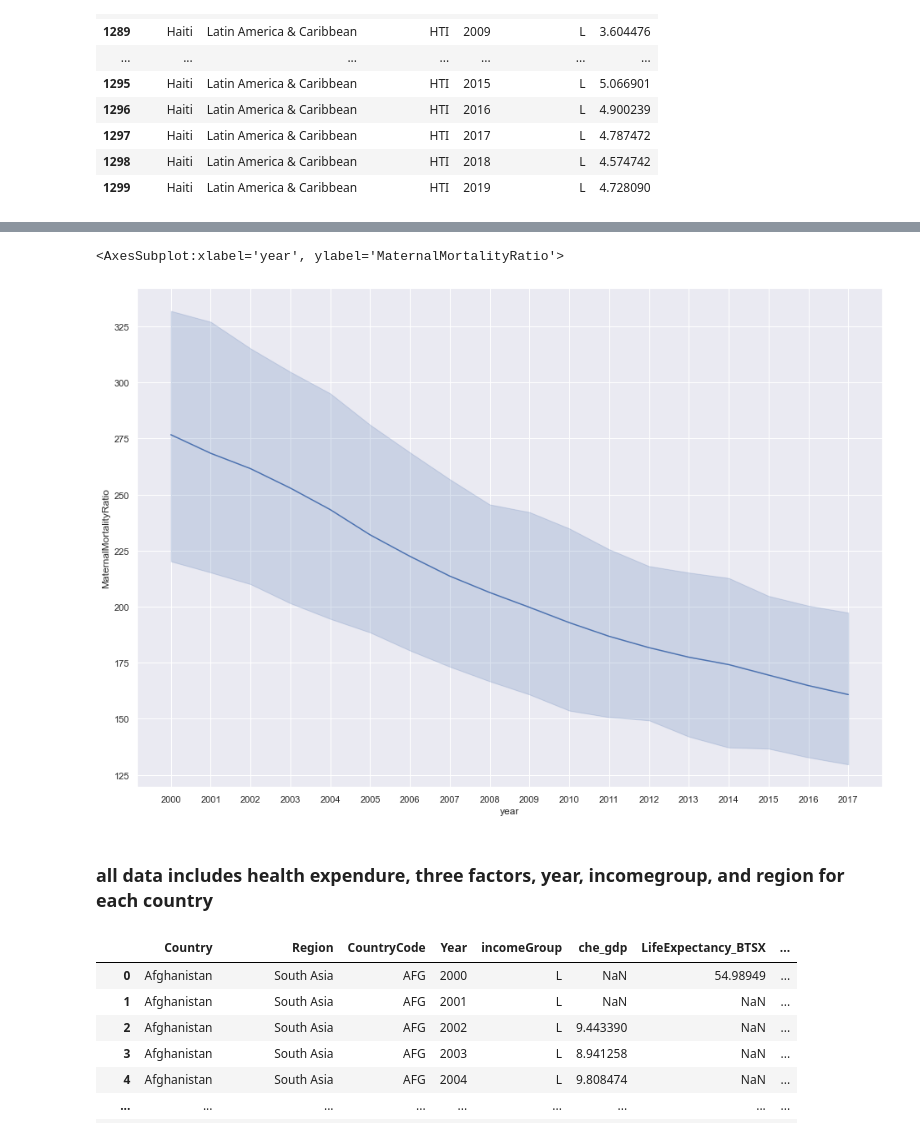
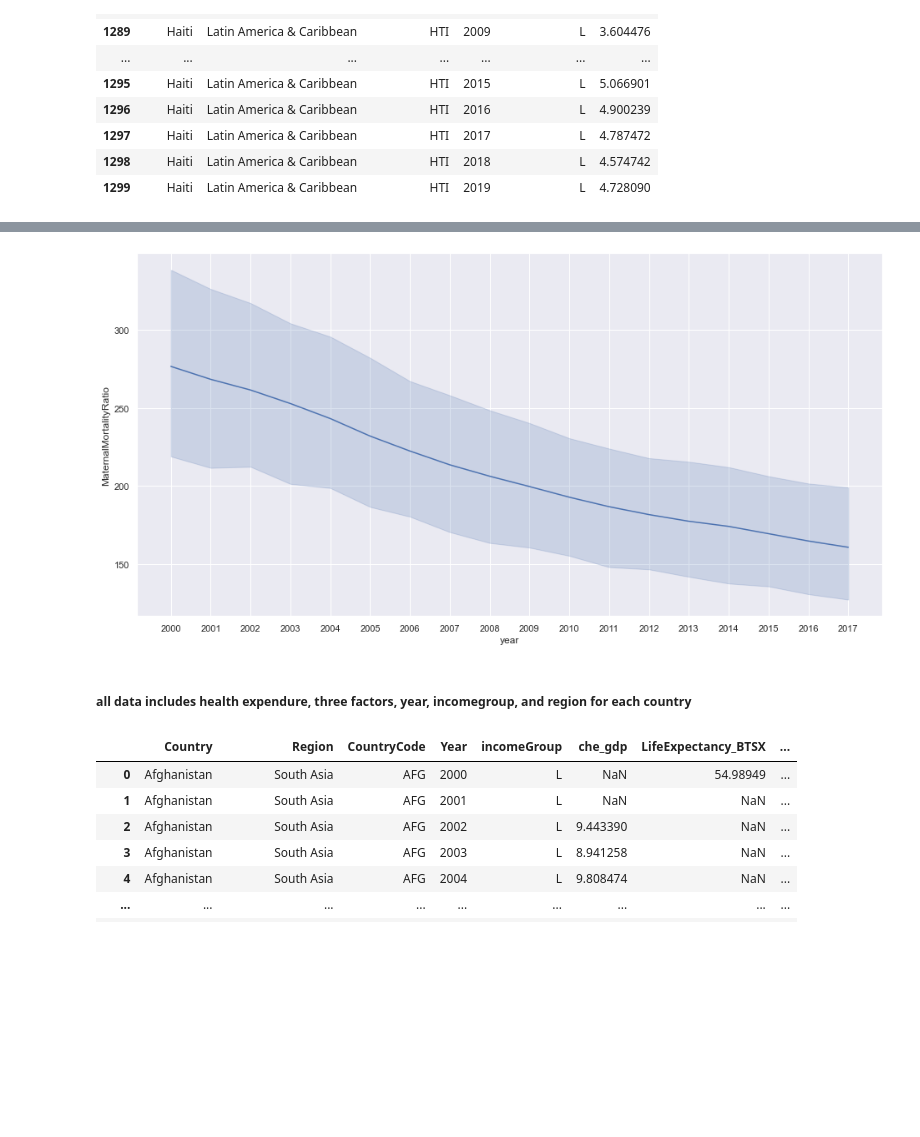
Before and after one commit to ABELAAAZ/2022Spring_Finals, a Jupyter notebook: two original code/H2healthExp.ipynb, the cells around one changed output, grey strips where cells are left out. Cells and saved outputs as stored; diff of their text form; code cells hidden in the pictures; blank space fills up the shorter version.

```diff
--- a/two original code/H2healthExp.ipynb
+++ b/two original code/H2healthExp.ipynb
@@ -189,10 +153,12 @@ MaternalMortalityRatio = formatWithoutSex(MaternalMortalityRatio_1)
 # %%
 # the average of Maternal Mortality Ratio over the world was decreasing over time
 
 # MaternalMortalityRatio: definition
+plt.figure(figsize=(16,8))
 MaternalMortalityRatio = MaternalMortalityRatio.sort_values('year')
 sns.lineplot(data=MaternalMortalityRatio, x="year", sort=False,y="MaternalMortalityRatio")
+sns.set(rc={"figure.figsize":(3, 4)})
+plt.show()
 # %% [output]
-<AxesSubplot:xlabel='year', ylabel='MaternalMortalityRatio'>
-[figure, old version]
+[figure, new version]
 # %%
@@ -202,7 +167,7 @@ InfoAll = InfoAll.merge(Under5_Mortality, left_on=['CountryCode','Year'], right_
 InfoAll = InfoAll.merge(MaternalMortalityRatio, left_on=['CountryCode','Year'], right_on=['countrycode','year'], how= 'left')
 InfoAll = InfoAll[['Country','Region','CountryCode','Year','incomeGroup','che_gdp','LifeExpectancy_BTSX','LifeExpectancy_FMLE','LifeExpectancy_MLE','Under5_Mortality_BTSX','Under5_Mortality_FMLE','Under5_Mortality_MLE','MaternalMortalityRatio']]
 # %% [markdown]
-### all data includes health expendure, three factors, year, incomegroup, and region for each country
+##### all data includes health expendure, three factors, year, incomegroup, and region for each country
 # %%
 InfoAll
 # %% [output]
```
Also changed, not shown: parts of 23 cells of this notebook.
